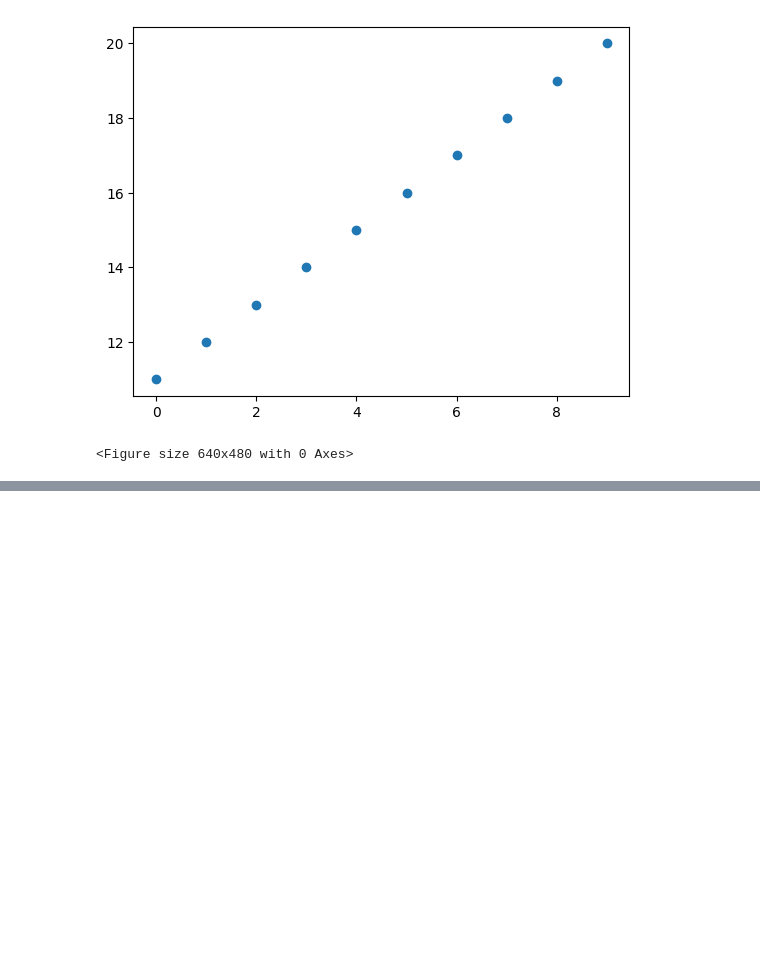
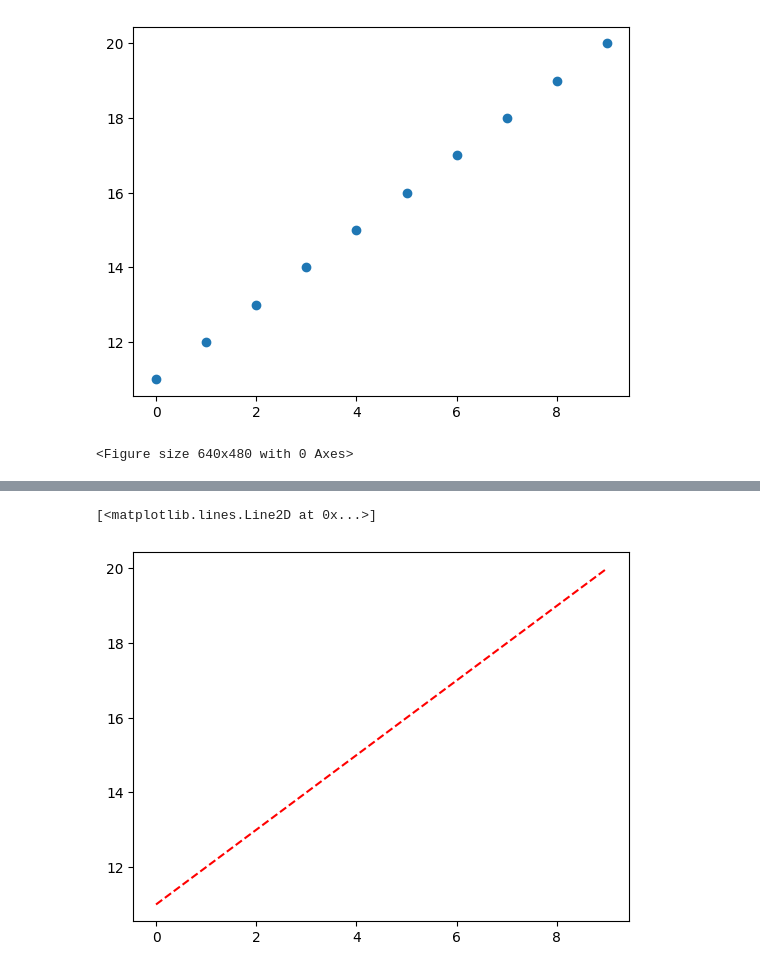
Before and after one commit to Nusrat-Rumi/Machines_Learning, a Jupyter notebook: ML_DL_Academy(class_5).ipynb, the cells around one changed output, grey strips where cells are left out. Saved outputs shown, nothing was run; the diff lists cells and outputs as text; code cells hidden in the pictures; blank space fills up the shorter version.

```diff
--- a/ML_DL_Academy(class_5).ipynb
+++ b/ML_DL_Academy(class_5).ipynb
@@ -124,0 +142,6 @@ plt.plot(X,y)
+# %%
+plt.plot(X,y, 'r--')
+ # plt.savefig('2D.png')
+# %% [output]
+[<matplotlib.lines.Line2D at 0x...>]
+[figure, added]
```
Also changed, not shown: parts of 8 cells of this notebook.
